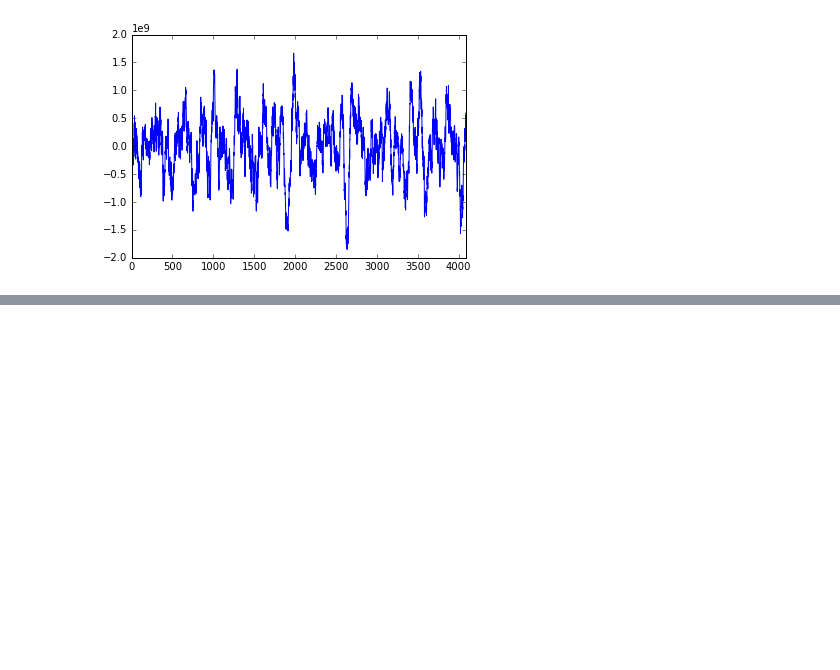
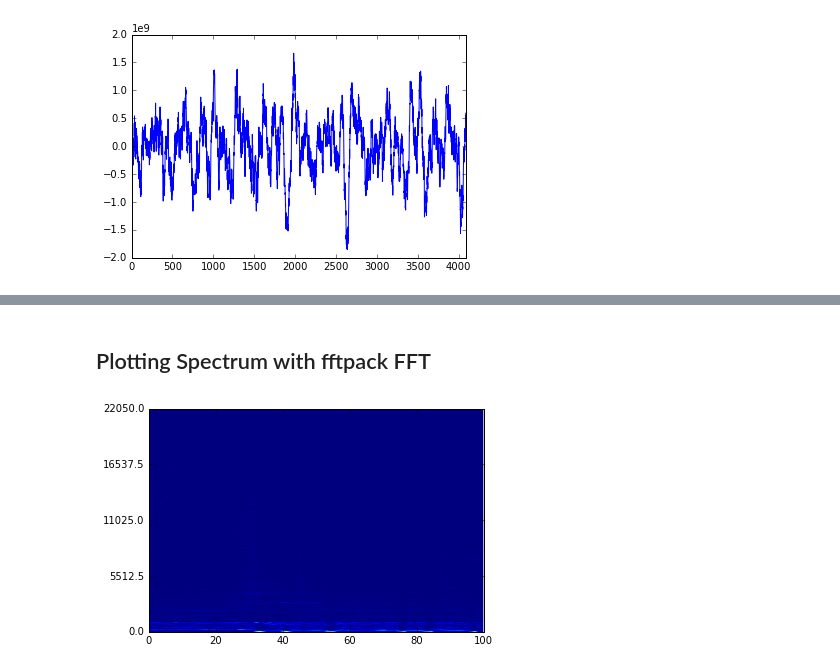
Before and after one commit to keik/sandbox-ipython, a Jupyter notebook: audio-transform.ipynb, the cells around one changed output, grey strips where cells are left out. Drawn from its saved outputs; the diff is of its cells as text; code cells hidden in the pictures; blank space fills up the shorter version.

```diff
--- a/audio-transform.ipynb
+++ b/audio-transform.ipynb
@@ -33,0 +56,18 @@ plt.show()
+# %% [markdown]
+## Plotting Spectrum with fftpack FFT
+# %%
+D = []
+for i in range(0, 100):
+    D.append(fftpack.fft(frames[4096 * i:4096 * (i + 1)]))
+
+D = np.array(D).T
+fig = plt.figure()
+axes = fig.add_subplot(1, 1, 1)
+axes.set_xlim(0, np.shape(D)[1])
+axes.set_ylim(0, np.shape(D)[0] / 2)
+axes.set_yticks(np.linspace(0, 4096 / 2, 5))
+axes.set_yticklabels(np.linspace(0, 44100 / 2, 5))
+axes.imshow(np.abs(D), aspect='auto', origin='lower')
+plt.show()
+# %% [output]
+[figure, added]
```
Also changed, not shown: parts of 4 cells of this notebook.
